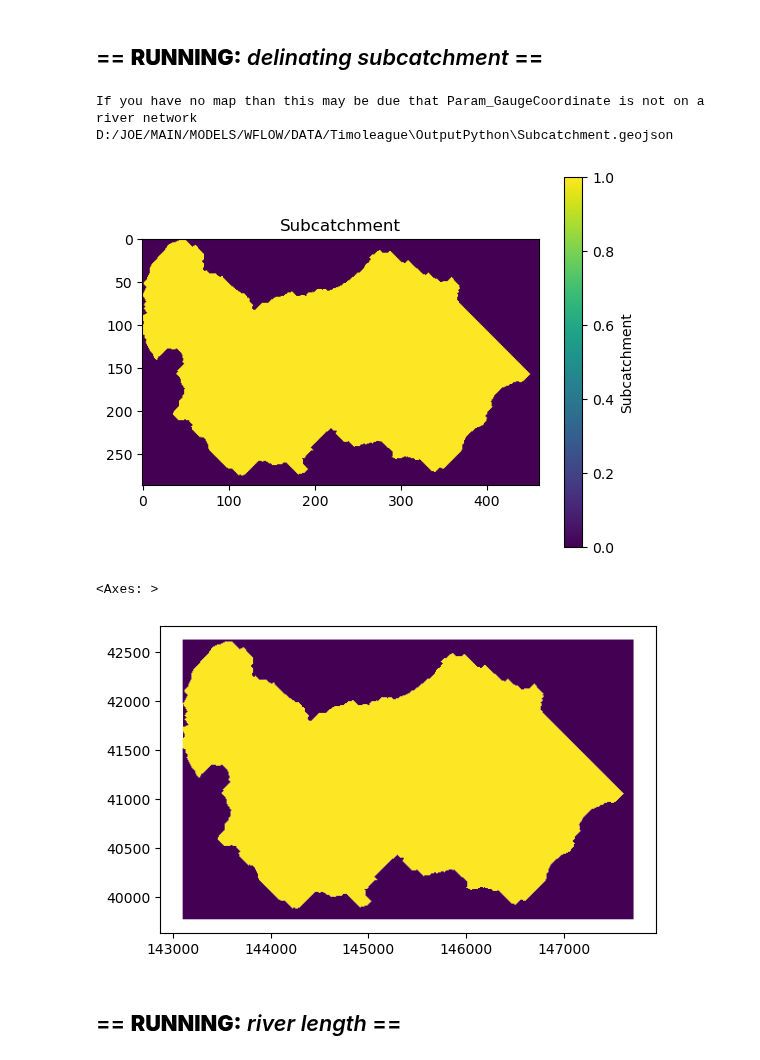
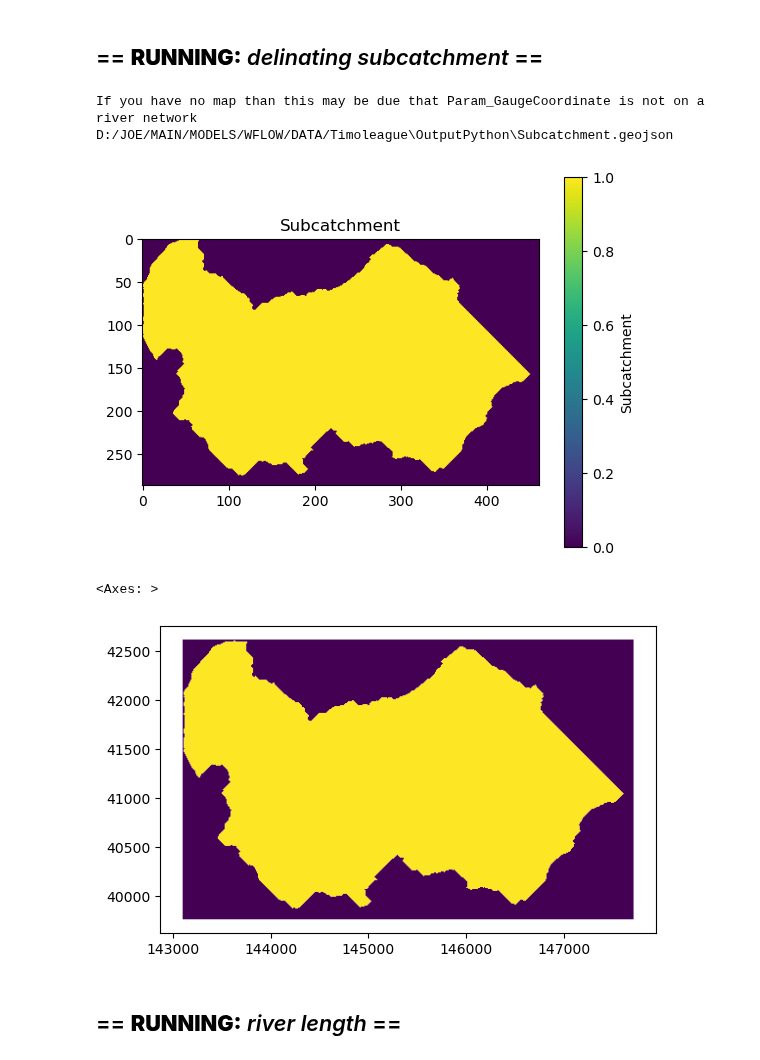
Before and after one commit to AquaPore/WflowRaster.jl, a Jupyter notebook: src/Python/Python_Pyflwdir_Wflow.ipynb, the cells around one changed output. Saved outputs shown, nothing was run; the diff lists cells and outputs as text; code cells hidden in the pictures.

```diff
--- a/src/Python/Python_Pyflwdir_Wflow.ipynb
+++ b/src/Python/Python_Pyflwdir_Wflow.ipynb
@@ -10,6 +12,7 @@ print("=== Please run WflowRaster.ipynb")
 # ======= FLAGS =======
 Flag_BurnRiver = True
 Flag_River     = True
+Flag_Bassins   = True
 
 # ======= PATHS =======
 Path_Root   = "D:/JOE/MAIN/MODELS/WFLOW/DATA/Timoleague"
@@ -23,18 +26,19 @@ Filename_Input_DemJulia = "Timoleague_DEM.tiff"
 Filename_Input_RiverShp = "Timoleague_River3.geojson"
 
 # == Output for information ==
-Filename_Output_RiverOrder         = "RiverAll_Order.tiff"
-Filename_Output_RiverAllTrue       = "RiverAll_True.tiff"
-Filename_Output_Basins_Tiff        = "Basins.tiff"
-Filename_Output_Basins_Geojson     = "Basins.geojson"
+Filename_Output_RiverOrder           = "RiverAll_Order.tiff"
+Filename_Output_RiverAllTrue         = "RiverAll_True.tiff"
+Filename_Output_Basins_Tiff          = "Basins.tiff"
+Filename_Output_Basins_Geojson       = "Basins.geojson"
 Filename_Output_Subcatchment_Geojson = "Subcatchment.geojson"
 
 # == Output for Julia Wflow ==
-Filename_Output_DemCorrected         = "DemCorrected.tiff"
-Filename_Output_Ldd                  = "Ldd.tiff"
-Filename_Output_RiverLength          = "RiverLength.tiff"
-Filename_Output_Slope                = "Slope.tiff"
-Filename_Output_Subcatchment         = "Subcatchment.tiff"
+Filename_Output_DemCorrected = "DemCorrected.tiff"
+Filename_Output_Ldd          = "Ldd.tiff"
+Filename_Output_Ldd_Basins   = "Ldd_Basins.tiff"
+Filename_Output_RiverLength  = "RiverLength.tiff"
+Filename_Output_Slope        = "Slope.tiff"
+Filename_Output_Subcatchment = "Subcatchment.tiff"
 
 
 # ======= PARAMETERS =======
@@ -55,7 +59,7 @@ Param_RiverOrderMax_Classic  = 2  # Depending on Param_RiverOrderMethod
 Param_LddMethod = "Hydromet" # <"Pcraster">; <"Pyflwdir">;<"Hydromet">
 
 # Param_OutletMethod can be defined at edges of the grid (defualt) or force all flow to go to the minimum elevation point min. The latter only makes sense if your DEM only is masked to the catchment. Additionnally, the user can also force specific pits locations via idxs_pit.
-Param_OutletMethod = "edge"  # "edge","min"
+# Param_OutletMethod = "edge"  # "edge","min"
 
 # == Other ==
 Param_NoData = 255  # Not yet applicable
@@ -64,7 +68,8 @@ Param_Crs = 29902  # [-] This is the default projection TM65 / Irish Grid
 
 # The coordinate need to be shifted such that it is in the river network, it is very sensitive
 # Param_GaugeCoordinate_Timoleague = [146707.7, 42167.995]
-Param_GaugeCoordinate = [146705.520,42165.261]
+# Param_GaugeCoordinate = [146705.520,42165.261]
+Param_GaugeCoordinate =   [146700.2167,42159.7300]
 
 # TODO: merge with Parameters.jl
 
@@ -531,7 +538,6 @@ def FLOWDIRECTION_2_SUBCATCHMENT_OUTLET(
     Path_Input_Ldd,
     Path_Output_Subcatchment,
     Path_Output_Subcatchment_Geojson,
-    Param_StreamOrderSnap_Strahler=4,
     Name="Subcatchment"):
 
     # Read elevation data using rasterio
@@ -790,31 +899,28 @@ D:/JOE/MAIN/MODELS/WFLOW/DATA/Timoleague\OutputPython\Basins.geojson
 # %%
 import os as os
 
-Path_Input_Ldd = os.path.join(Path_Root, Path_Python, Filename_Output_Ldd)
-Path_Output_Subcatchment = os.path.join(Path_Root, Path_Python, Filename_Output_Subcatchment)
-Path_Output_Subcatchment_Geojson  = os.path.join(Path_Root, Path_Python, Filename_Output_Subcatchment_Geojson)
+Path_Input_Ldd                   = os.path.join(Path_Root, Path_Python, Filename_Output_Ldd)
+Path_Output_Subcatchment         = os.path.join(Path_Root, Path_Python, Filename_Output_Subcatchment)
+Path_Output_Subcatchment_Geojson = os.path.join(Path_Root, Path_Python, Filename_Output_Subcatchment_Geojson)
 
 print("If you have no map than this may be due that Param_GaugeCoordinate is not on a river network")
 
 Subcatchment, Subcatchment_Geopanda = FLOWDIRECTION_2_SUBCATCHMENT_OUTLET(Param_GaugeCoordinate,
     Path_Input_Ldd,
     Path_Output_Subcatchment,
     Path_Output_Subcatchment_Geojson,
-    Param_StreamOrderSnap_Strahler=4,
     Name="Subcatchment")
 
 pyplot.imshow(Subcatchment)
 
 PLOT_MAPS(Subcatchment, "Subcatchment", 0, 1, Cmap="viridis")
 Subcatchment_Geopanda.plot("Subcatchment")
-
-# (array([146705.001]), array([42145.008]))
 # %% [output]
 If you have no map than this may be due that Param_GaugeCoordinate is not on a river network
 D:/JOE/MAIN/MODELS/WFLOW/DATA/Timoleague\OutputPython\Subcatchment.geojson
-[figure, old version]
+[figure, new version]
 <Axes: >
-[figure, old version]
+[figure, new version]
 # %% [markdown]
 ## == **RUNNING:** *river length* ==
 # %%
```
Also changed, not shown: parts of 17 cells of this notebook, 4 other files.
